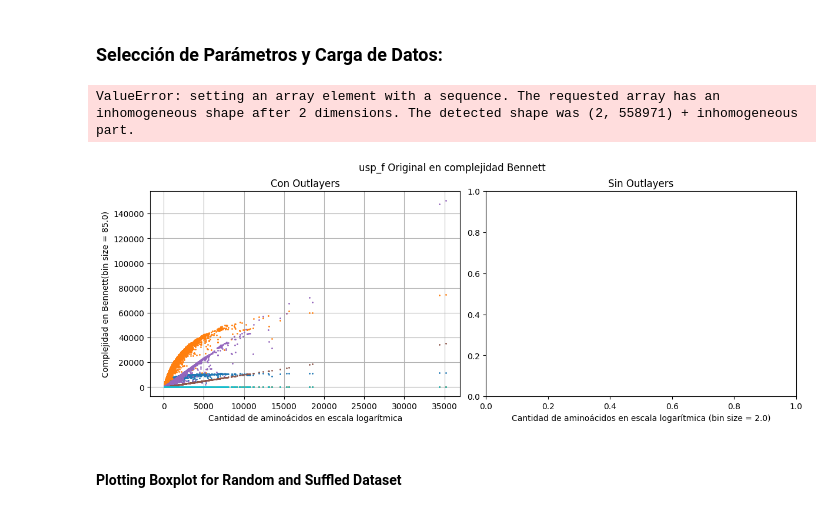
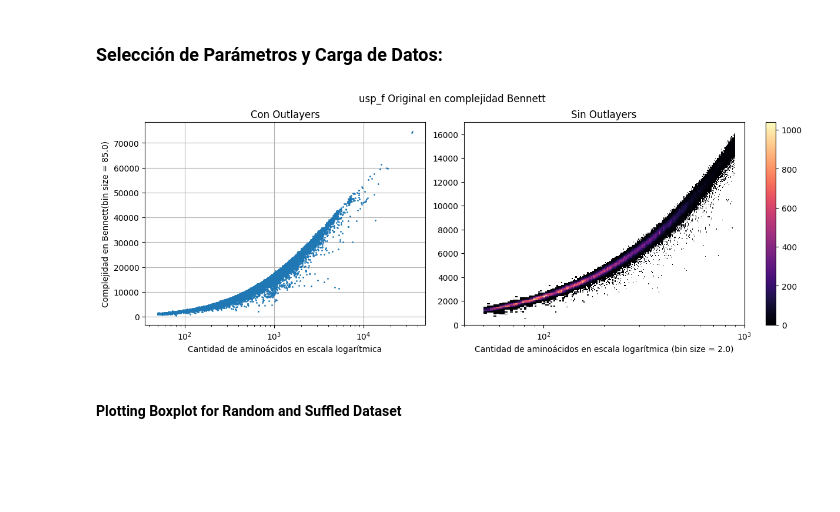
Before and after one commit to marianoOca/tesis, a Jupyter notebook: ploting.ipynb, the cells around one changed output. Saved outputs shown, nothing was run; the diff lists cells and outputs as text; code cells hidden in the pictures; blank space fills up the shorter version.

```diff
--- a/ploting.ipynb
+++ b/ploting.ipynb
@@ -46,37 +46,36 @@ magma2 = ListedColormap(newcolors)
 fig = plt.figure(figsize=(12, 4.5), layout='constrained')
 (ax1, ax2) = fig.subplots(1, 2)
 
 fig.suptitle(dataset_name + " Original en complejidad " + complexity)
 ax1.set_title("Con Outlayers")
 ax2.set_title("Sin Outlayers")
 ax1.set_ylabel("Complejidad en " + complexity)
 ax1.set_xlabel("Cantidad de aminoácidos"+ (" en escala logarítmica" if log_x else ""))
 ax1.set_ylabel("Complejidad en " + complexity + "(bin size = " + str((x_range[1]-x_range[0])/bins_y)[:7] + ")")
 ax2.set_xlabel("Cantidad de aminoácidos"+ (" en escala logarítmica" if log_x else "") + " (bin size = " + str(900/bins_x)[:7] + ")")
 
 # necesario para que ambos gráficos sean consistentes con los colores y el colorbar
 norm = mpl.colors.Normalize(vmin=0, vmax=850)
 
-ax1.plot(sizes, data, 'o', markersize=1)
+ax1.plot(sizes, original, 'o', markersize=1)
 ax1.grid()
 
-qsy = ax2.hist2d(sizes, data, bins=(bins_x, bins_y),
+qsy = ax2.hist2d(sizes, original, bins=(bins_x, bins_y),
            range = [[0, 900], x_range],
            cmap = magma2)
            #norm = norm)
 
 # ax2.hist2d devuelve (counts, xedges, yedges, Image) y sólo necesito el Image
 fig.colorbar(qsy[3], ax=ax2)
 
 if log_x:
     ax1.set_xscale('log')
     ax2.set_xscale('log')
     ax2.set_xlim(40, 1000)
 
 plt.show()
 # %% [output]
-ValueError: setting an array element with a sequence. The requested array has an inhomogeneous shape after 2 dimensions. The detected shape was (2, 558971) + inhomogeneous part.
-[figure, old version]
+[figure, new version]
 # %% [markdown]
 #### Plotting Boxplot for Random and Suffled Dataset
 # %% [markdown]
```
Also changed, not shown: parts of 6 cells of this notebook.
